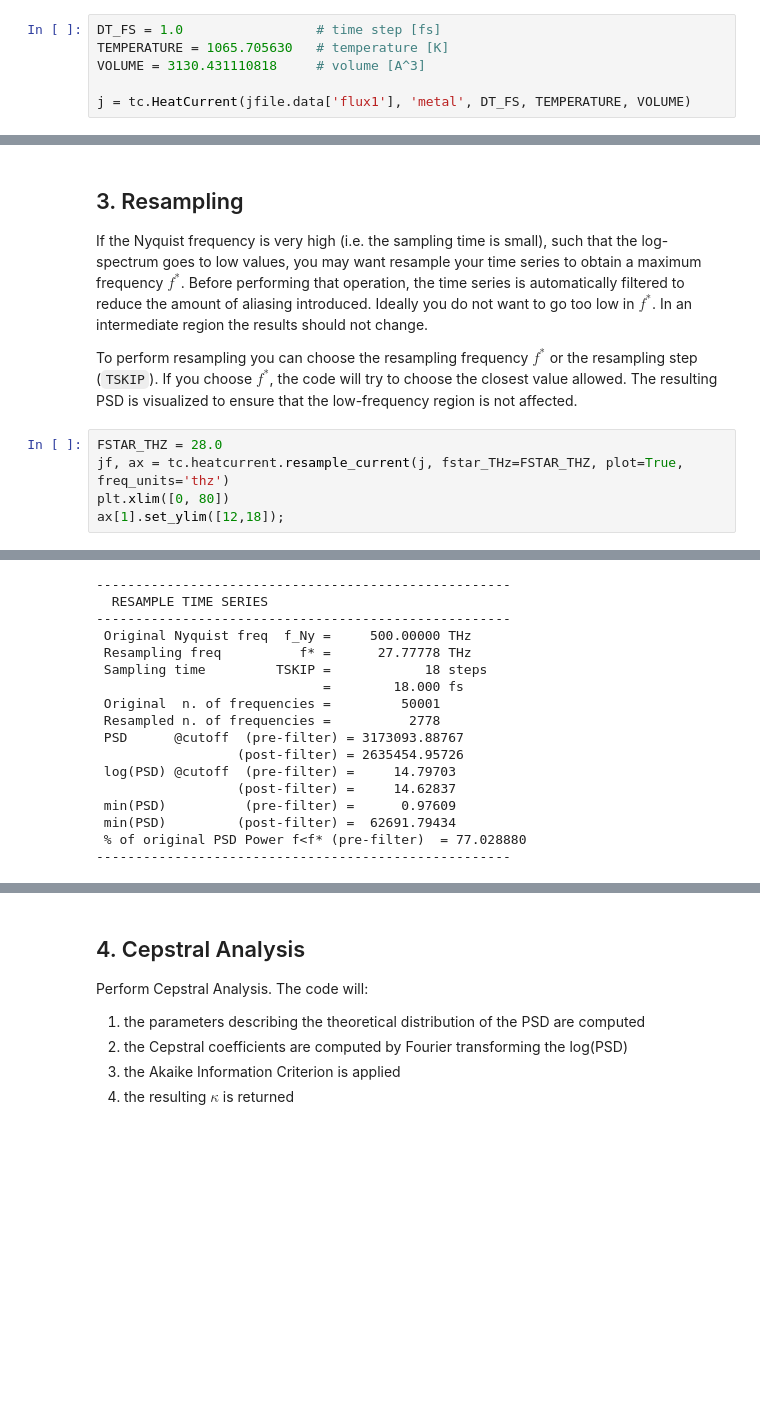
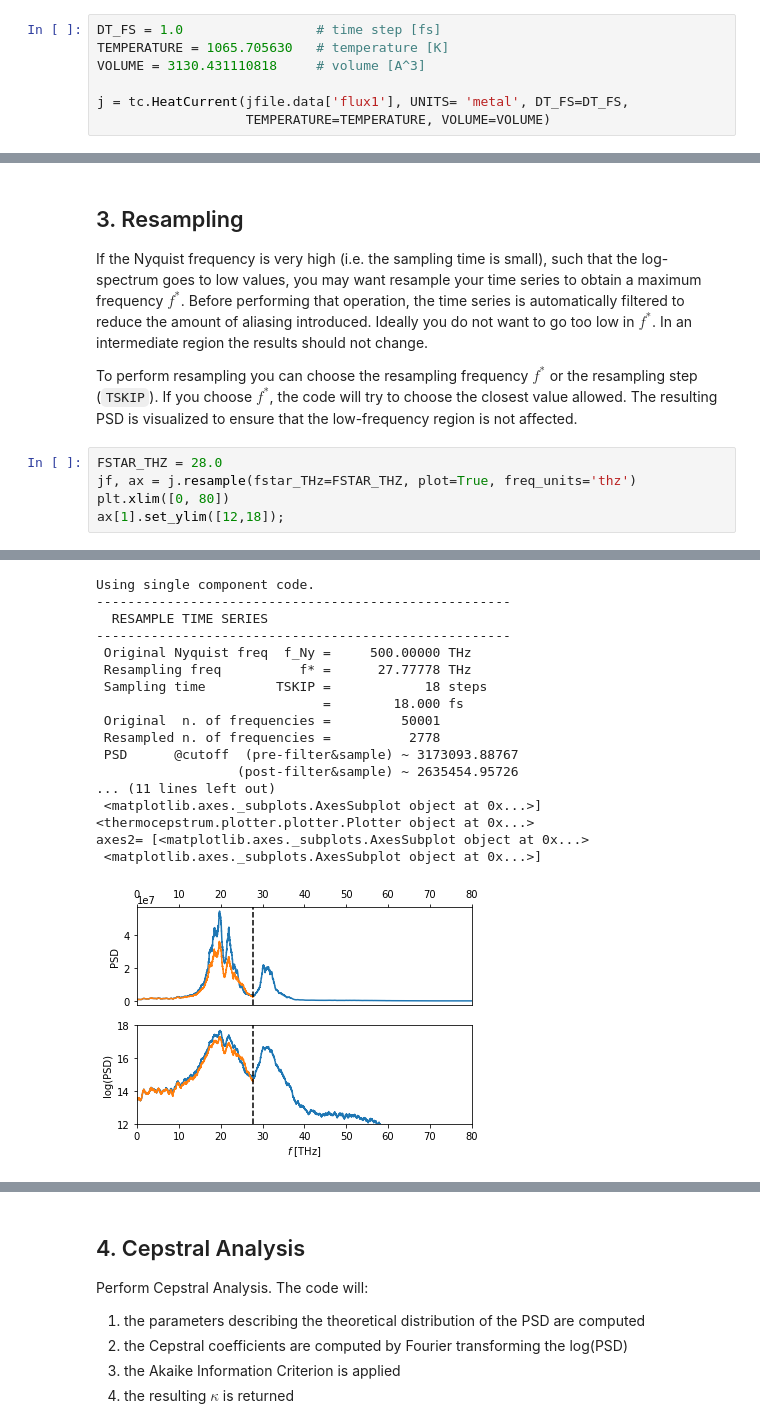
Before and after one commit to sissaschool/sportran, a Jupyter notebook: examples/example_cepstrum_singlecomp_silica.ipynb, the cells around one changed output, grey strips where cells are left out. Cells and saved outputs as stored; diff of their text form; blank space fills up the shorter version.

```diff
--- a/examples/example_cepstrum_singlecomp_silica.ipynb
+++ b/examples/example_cepstrum_singlecomp_silica.ipynb
@@ -55,4 +55,5 @@ DT_FS = 1.0                 # time step [fs]
 TEMPERATURE = 1065.705630   # temperature [K]
 VOLUME = 3130.431110818     # volume [A^3]
 
-j = tc.HeatCurrent(jfile.data['flux1'], 'metal', DT_FS, TEMPERATURE, VOLUME)
+j = tc.HeatCurrent(jfile.data['flux1'], UNITS= 'metal', DT_FS=DT_FS,
+                   TEMPERATURE=TEMPERATURE, VOLUME=VOLUME)
@@ -88,7 +92,7 @@ To perform resampling you can choose the resampling frequency $f^*$ or the resam
 The resulting PSD is visualized to ensure that the low-frequency region is not affected.
 # %%
 FSTAR_THZ = 28.0
-jf, ax = tc.heatcurrent.resample_current(j, fstar_THz=FSTAR_THZ, plot=True, freq_units='thz')
+jf, ax = j.resample(fstar_THz=FSTAR_THZ, plot=True, freq_units='thz')
 plt.xlim([0, 80])
 ax[1].set_ylim([12,18]);
 # %% [output]
@@ -97,20 +99,21 @@ ax[1].set_ylim([12,18]);
+Using single component code.
 -----------------------------------------------------
   RESAMPLE TIME SERIES
 -----------------------------------------------------
  Original Nyquist freq  f_Ny =     500.00000 THz
  Resampling freq          f* =      27.77778 THz
  Sampling time         TSKIP =            18 steps
                              =        18.000 fs
  Original  n. of frequencies =         50001
  Resampled n. of frequencies =          2778
- PSD      @cutoff  (pre-filter) = 3173093.88767
-                  (post-filter) = 2635454.95726
- log(PSD) @cutoff  (pre-filter) =     14.79703
-                  (post-filter) =     14.62837
- min(PSD)          (pre-filter) =      0.97609
- min(PSD)         (post-filter) =  62691.79434
- % of original PSD Power f<f* (pre-filter)  = 77.028880
------------------------------------------------------
+ PSD      @cutoff  (pre-filter&sample) ~ 3173093.88767
+                  (post-filter&sample) ~ 2635454.95726
+... (11 lines left out)
+ <matplotlib.axes._subplots.AxesSubplot object at 0x...>]
+<thermocepstrum.plotter.plotter.Plotter object at 0x...>
+axes2= [<matplotlib.axes._subplots.AxesSubplot object at 0x...>
+ <matplotlib.axes._subplots.AxesSubplot object at 0x...>]
+[figure, added]
 # %%
 ax = jf.plot_periodogram(PSD_FILTER_W=0.1)
 ax[1].set_ylim([12, 18]);
```
Also changed, not shown: parts of 11 cells of this notebook, 2 other files.
